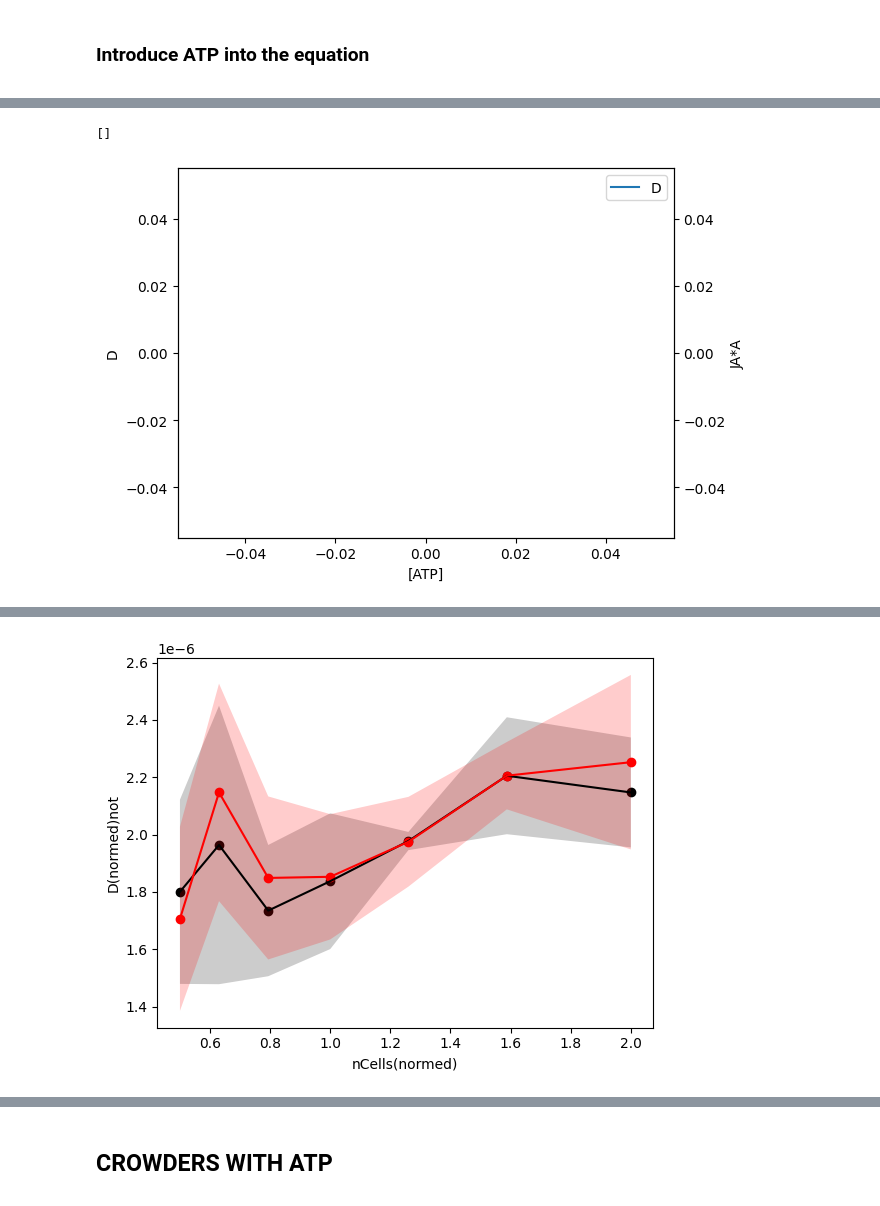
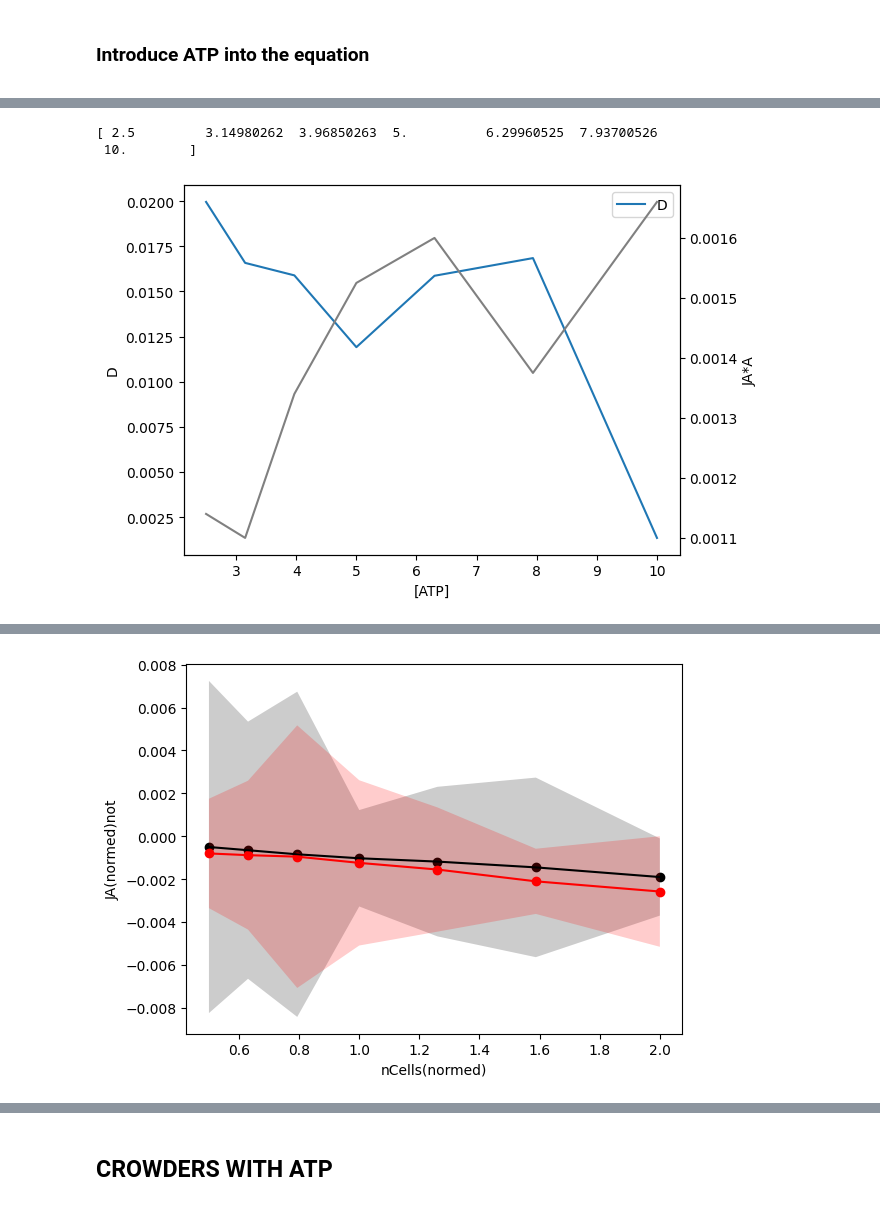
Before and after one commit to huskeypm/cellmigration, a Jupyter notebook: migration_paper.ipynb, the cells around one changed output, grey strips where cells are left out. Cells and saved outputs as stored; diff of their text form; code cells hidden in the pictures.

```diff
--- a/migration_paper.ipynb
+++ b/migration_paper.ipynb
@@ -65,7 +65,7 @@ def ProcessGroup(df,key):
   return uniqueVals,Ds,Dstds, JAs, vFs
 # %%
 
-def PlotKey(conds,Ds,Dstds,key,color='k',normalize=False,altName=None):
+def PlotKey(conds,Ds,Dstds,key,color='k',normalize=False,altName=None,mode="D"):
 
   if normalize:
     print("Assuming middle value is reference")
@@ -96,7 +96,7 @@ def PlotKey(conds,Ds,Dstds,key,color='k',normalize=False,altName=None):
     plt.xlabel(key+normed)
   else:
     plt.xlabel(altName)
-  plt.ylabel("D"+normed+"not")
+  plt.ylabel(mode+normed+"not")
   plt.gcf().savefig(key+".png")
 # %% [markdown]
 Partition file according to cases
@@ -197,14 +197,16 @@ axl.set_ylabel("D")
 axl.set_xlabel("[ATP]")
 axl.legend(loc=0)
 
+# we use negative -1 since negative flux is going across toward right
 axr = axl.twinx()
-axr.plot(case.conds,case.JAs,'gray')
+axr.plot(case.conds,-1 * case.JAs,'gray')
 axr.set_ylabel("JA*A")
 
 plt.gcf().savefig(outPath+"fig4_D_vs_ATP.png",dpi=300)
 # %% [output]
-[]
+[ 2.5         3.14980262  3.96850263  5.          6.29960525  7.93700526
+ 10.        ]
-[figure, old version]
+[figure, new version]
 # %%
 # plotting two sets of data
 # get all entries with a given key name
@@ -219,12 +221,12 @@ case = empty()
 case.conds,case.Ds,case.Dstds,case.JAs, case.vFs = ProcessGroup(dfATP,key)
 cases[key+"+atp"] = case
 
-
+print("WARNING: using incorrect stderr")
 case = cases[key+"-atp"]
-PlotKey(case.conds,case.Ds,case.Dstds,key,normalize=True)
+PlotKey(case.conds,case.JAs,case.Dstds,key,normalize=True,mode="JA")
 
 case = cases[key+"+atp"]
-PlotKey(case.conds,case.Ds,case.Dstds,key,color='r',normalize=True)
+PlotKey(case.conds,case.JAs,case.Dstds,key,color='r',normalize=True,mode="JA")
 
 plt.gcf().savefig(outPath+"fig4_nCells.png",dpi=300)
 # %% [output]
@@ -235,8 +238,8 @@ plt.gcf().savefig(outPath+"fig4_nCells.png",dpi=300)
 Assuming middle value is reference
 x(3) = 20.000000
 Assuming middle value is reference
 x(3) = 20.000000
-[figure, old version]
+[figure, new version]
 # %%
 
 key = "cellRad"
```
Also changed, not shown: parts of 9 cells of this notebook.
